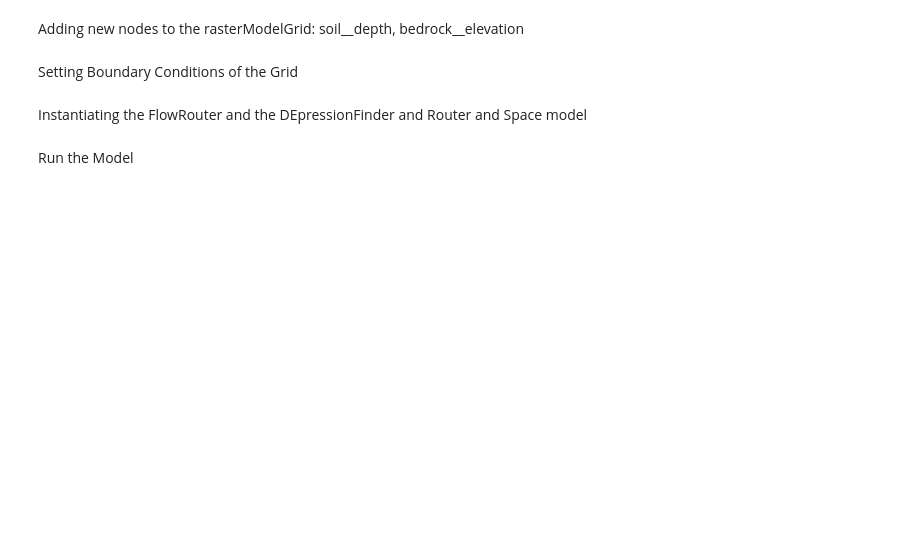
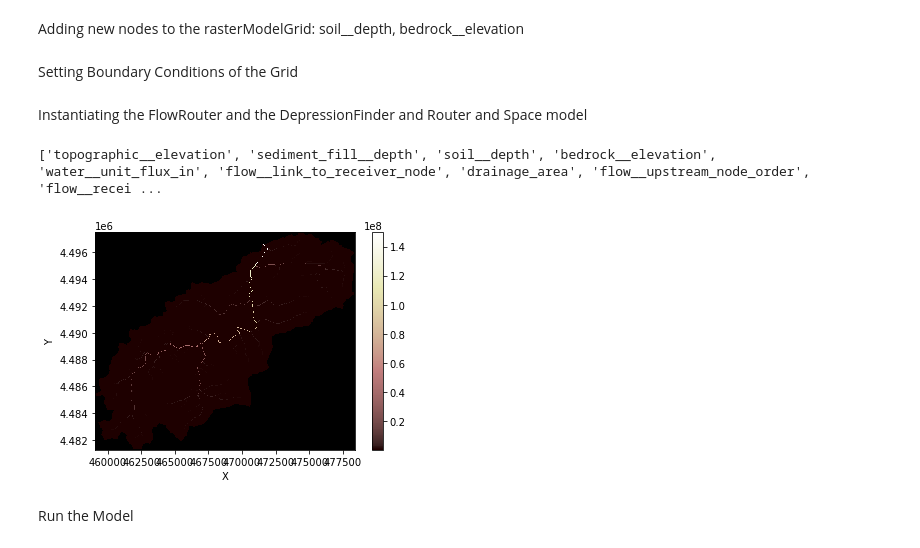
Before and after one commit to gsb223/landlabwork, a Jupyter notebook: testing_code/spaceModel.ipynb, the cells around one changed output. Saved outputs shown, nothing was run; the diff lists cells and outputs as text; code cells hidden in the pictures; blank space fills up the shorter version.

```diff
--- a/testing_code/spaceModel.ipynb
+++ b/testing_code/spaceModel.ipynb
@@ -100,5 +96,5 @@ mg.set_closed_boundaries_at_grid_edges(bottom_is_closed=True,
                                        right_is_closed=True,
                                        top_is_closed=True)
 # %% [markdown]
-Instantiating the FlowRouter and the DEpressionFinder and Router and Space model
+Instantiating the FlowRouter and the DepressionFinder and Router and Space model
 # %%
@@ -112,4 +112,10 @@ df = DepressionFinderAndRouter(mg)
 sp = Space(mg, K_sed=0.01, K_br=0.001, F_f=0., phi=0., H_star=1., v_s=5.0, m_sp=0.5, n_sp=1.0, sp_crit_sed=0, sp_crit_br=0)
+# %%
+print(mg.at_node.keys()) #prints out all of the information that the nodes contain
+imshow_grid(mg, 'drainage_area') #makes a graph of the node information 'drainage_area
+# %% [output]
+['topographic__elevation', 'sediment_fill__depth', 'soil__depth', 'bedrock__elevation', 'water__unit_flux_in', 'flow__link_to_receiver_node', 'drainage_area', 'flow__upstream_node_order', 'flow__recei ...
+[figure, added]
 # %% [markdown]
 Run the Model
 # %%
```
Also changed, not shown: parts of 10 cells of this notebook, 3 other files.
